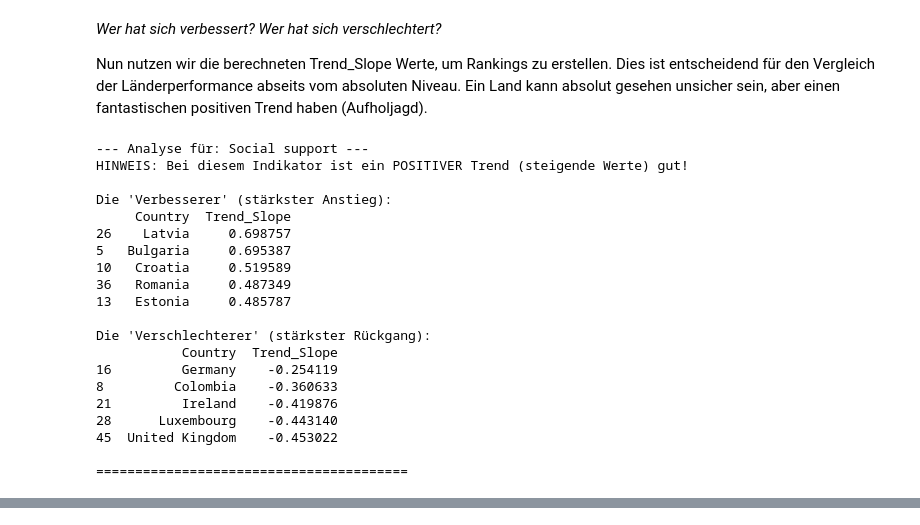
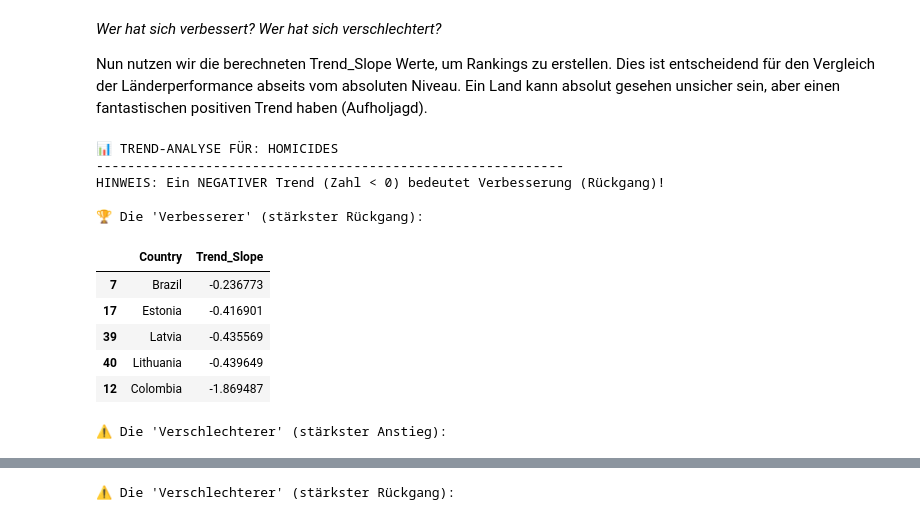
Before and after one commit to flurinasophie/Statistik_Projekt_OECDWellBeing, a Jupyter notebook: notebooks/06_Zeitreihenanalyse_und_Trends.ipynb, the cells around one changed output, grey strips where cells are left out. Saved outputs shown, nothing was run; the diff lists cells and outputs as text; code cells hidden in the pictures.

```diff
--- a/notebooks/06_Zeitreihenanalyse_und_Trends.ipynb
+++ b/notebooks/06_Zeitreihenanalyse_und_Trends.ipynb
@@ -257,60 +243,52 @@ Nun nutzen wir die berechneten Trend_Slope Werte, um Rankings zu erstellen. Dies
 # %%
 def show_top_bottom_trends(indicator_name, ascending_is_good=True):
     """
-    Zeigt die Länder mit den stärksten positiven und negativen Trends.
-    ascending_is_good:
-       True, wenn ein positiver Slope gut ist (z.B. Social Support).
-       False, wenn ein negativer Slope gut ist (z.B. Homicide Rate).
+    Zeigt Gewinner und Verlierer der Entwicklung.
     """
-    # Filtern auf den Indikator
     data = trend_results[trend_results['Indicator'] == indicator_name].copy()
 
     if data.empty:
-        print(f"Keine Trend-Daten für '{indicator_name}' verfügbar.")
         return
 
-    # Sortieren
+    # Sortieren nach Steigung
     data = data.sort_values(by='Trend_Slope', ascending=False)
 
-    print(f"--- Analyse für: {indicator_name} ---")
+    print(f"\n📊 TREND-ANALYSE FÜR: {indicator_name.upper()}")
+    print("-" * 60)
+
     if not ascending_is_good:
-        print("HINWEIS: Bei diesem Indikator ist ein NEGATIVER Trend (sinkende Werte) gut!\n")
-        print("Die 'Verbesserer' (stärkster Rückgang):")
-        print(data.tail(5)[['Country', 'Trend_Slope']])
-        print("\nDie 'Verschlechterer' (stärkster Anstieg):")
-        print(data.head(5)[['Country', 'Trend_Slope']])
+        # Fall: Mordrate (Sinken ist gut)
+        print("HINWEIS: Ein NEGATIVER Trend (Zahl < 0) bedeutet Verbesserung (Rückgang)!\n")
+        print("🏆 Die 'Verbesserer' (stärkster Rückgang):")
+        display(data.tail(5)[['Country', 'Trend_Slope']])
+
+        print("\n⚠️ Die 'Verschlechterer' (stärkster Anstieg):")
+        display(data.head(5)[['Country', 'Trend_Slope']])
     else:
-        print("HINWEIS: Bei diesem Indikator ist ein POSITIVER Trend (steigende Werte) gut!\n")
-        print("Die 'Verbesserer' (stärkster Anstieg):")
-        print(data.head(5)[['Country', 'Trend_Slope']])
-        print("\nDie 'Verschlechterer' (stärkster Rückgang):")
-        print(data.tail(5)[['Country', 'Trend_Slope']])
-    print("\n" + "="*40 + "\n")
+        # Fall: Social Support (Steigen ist gut)
+        print("HINWEIS: Ein POSITIVER Trend (Zahl > 0) bedeutet Verbesserung (Anstieg)!\n")
+        print("🏆 Die 'Verbesserer' (stärkster Anstieg):")
+        display(data.head(5)[['Country', 'Trend_Slope']])
 
-# Dynamische Labels nutzen (falls in Zelle 3 gefunden)
-if homicide_label:
-    show_top_bottom_trends(homicide_label, ascending_is_good=False)
+        print("\n⚠️ Die 'Verschlechterer' (stärkster Rückgang):")
+        display(data.tail(5)[['Country', 'Trend_Slope']])
 
-if social_label:
-    show_top_bottom_trends(social_label, ascending_is_good=True)
+# Analyse durchführen
+if homicide_name:
+    show_top_bottom_trends(homicide_name, ascending_is_good=False)
+
+if social_name:
+    show_top_bottom_trends(social_name, ascending_is_good=True)
 # %% [output]
---- Analyse für: Social support ---
-HINWEIS: Bei diesem Indikator ist ein POSITIVER Trend (steigende Werte) gut!
+📊 TREND-ANALYSE FÜR: HOMICIDES
+------------------------------------------------------------
+HINWEIS: Ein NEGATIVER Trend (Zahl < 0) bedeutet Verbesserung (Rückgang)!
 
-Die 'Verbesserer' (stärkster Anstieg):
-     Country  Trend_Slope
-26    Latvia     0.698757
-5   Bulgaria     0.695387
-10   Croatia     0.519589
-36   Romania     0.487349
-13   Estonia     0.485787
-
-Die 'Verschlechterer' (stärkster Rückgang):
-           Country  Trend_Slope
-16         Germany    -0.254119
-8         Colombia    -0.360633
-21         Ireland    -0.419876
-28      Luxembourg    -0.443140
-45  United Kingdom    -0.453022
-
-========================================
+🏆 Die 'Verbesserer' (stärkster Rückgang):
+|  | Country | Trend_Slope |
+| 7 | Brazil | -0.236773 |
+| 17 | Estonia | -0.416901 |
+| 39 | Latvia | -0.435569 |
+| 40 | Lithuania | -0.439649 |
+| 12 | Colombia | -1.869487 |
+⚠️ Die 'Verschlechterer' (stärkster Anstieg):
@@ -316,0 +312 @@ Die 'Verschlechterer' (stärkster Rückgang):
+⚠️ Die 'Verschlechterer' (stärkster Rückgang):
```
Also changed, not shown: parts of 11 cells of this notebook.
